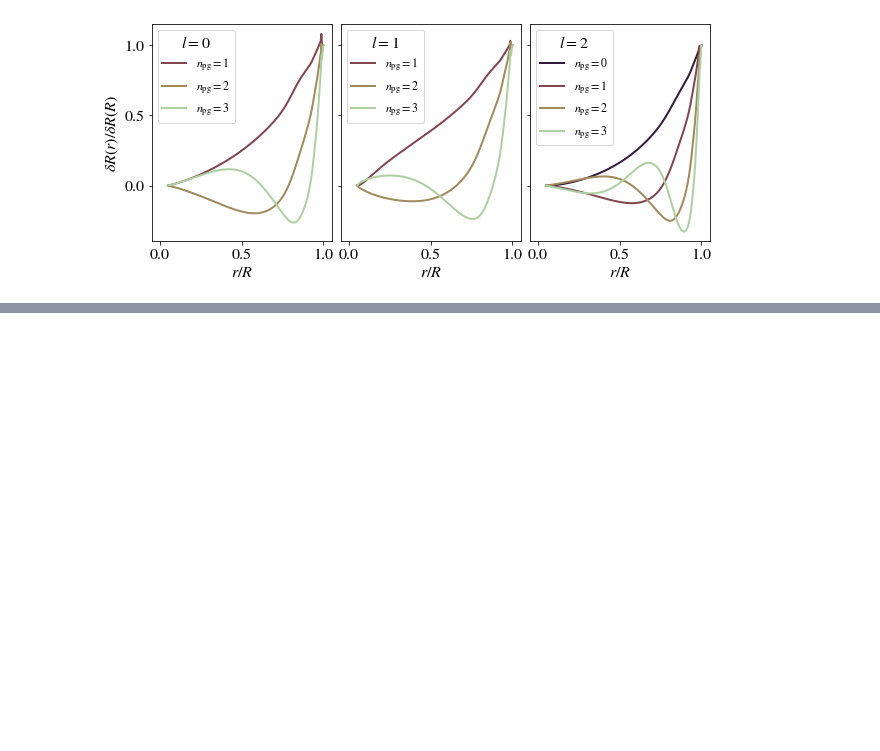
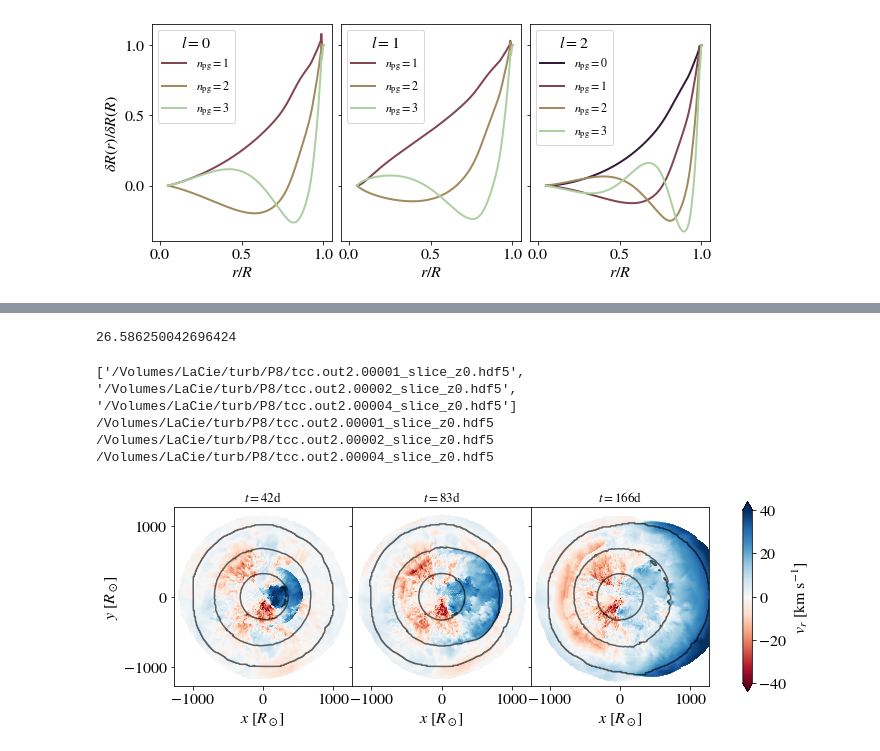
Before and after one commit to morganemacleod/BetelgeuseConvection, a Jupyter notebook: TurbSims.ipynb, the cells around one changed output, grey strips where cells are left out. Saved outputs shown, nothing was run; the diff lists cells and outputs as text; code cells hidden in the pictures; blank space fills up the shorter version.

Commit message:
updated figure for r1

```diff
--- a/TurbSims.ipynb
+++ b/TurbSims.ipynb
@@ -992,0 +1226,51 @@ plt.savefig("figs/eigenfuncs.pdf",bbox_inches='tight')
+# %%
+(Ein*MSCALE*RSCALE**2/TSCALE**2)/(LmodelEplus*MSCALE*RSCALE**2 / TSCALE**3) / c.yr * 365
+# %% [output]
+26.586250042696424
+# %%
+## SLICE FIGURE
+
+filelist= [base_dir+"tcc.out2.00001_slice_z0.hdf5",
+           base_dir+"tcc.out2.00002_slice_z0.hdf5",
+           base_dir+"tcc.out2.00004_slice_z0.hdf5"]
+print(filelist)
+
+
+fig,axes=plt.subplots(ncols=3,nrows=1,sharey=True,
+                     figsize=(12,5))
+plt.subplots_adjust(wspace=0.0)
+
+
+zind=0
+for i,myfile in enumerate(filelist):
+    print(myfile)
+    d = dd.io.load(myfile)
+
+    ax = axes.flat[i]
+    im=ax.pcolormesh(d['x1v']*RSCALE/c.rsun,d['x2v']*RSCALE/c.rsun,
+                      np.where(np.log10(d['rho'][zind,:,:]*MSCALE/RSCALE**3)>-9.5,
+                               d['vr'][zind,:,:]*RSCALE/TSCALE/1.e5 ,np.nan),
+                 cmap='RdBu',vmin=-40,vmax=40,rasterized=True)
+    ax.contour(d['x1v']*RSCALE/c.rsun,d['x2v']*RSCALE/c.rsun,
+                np.log10(d['rho'][zind,:,:]*MSCALE/RSCALE**3),
+                levels=[-9,-8,-7],linestyles='-',colors='k',alpha=0.6)
+    ax.set_xticks([-1000,0,1000])
+    ax.set_yticks([-1000,0,1000])
+    ax.set_xlabel(r'$x \ [R_\odot]$')
+    if i==0:
+        ax.set_ylabel(r'$y \ [R_\odot]$')
+    ax.set_aspect('equal')
+    ax.set_title("$t=$"+str(int(np.round(d['Time']*TSCALE/86400.)))+"d",fontsize=13)
+    #ph = np.linspace(0,2*np.pi,300)
+    #plt.plot(8*np.cos(ph)*RSCALE/c.rsun,8*np.sin(ph)*RSCALE/c.rsun)
+
+## ADD THE COLORBAR
+cb = plt.colorbar(im,extend='both',label=r'$v_r$ [km s$^{-1}$]',ax=axes.ravel().tolist(),shrink=0.7)
+cb.solids.set_edgecolor('face')
+plt.savefig("figs/slice_vr_r1.pdf",dpi=150,bbox_inches='tight')
+# %% [output]
+['/Volumes/LaCie/turb/P8/tcc.out2.00001_slice_z0.hdf5', '/Volumes/LaCie/turb/P8/tcc.out2.00002_slice_z0.hdf5', '/Volumes/LaCie/turb/P8/tcc.out2.00004_slice_z0.hdf5']
+/Volumes/LaCie/turb/P8/tcc.out2.00001_slice_z0.hdf5
+/Volumes/LaCie/turb/P8/tcc.out2.00002_slice_z0.hdf5
+/Volumes/LaCie/turb/P8/tcc.out2.00004_slice_z0.hdf5
+[figure, added]
```
Also changed, not shown: parts of 9 cells of this notebook.
